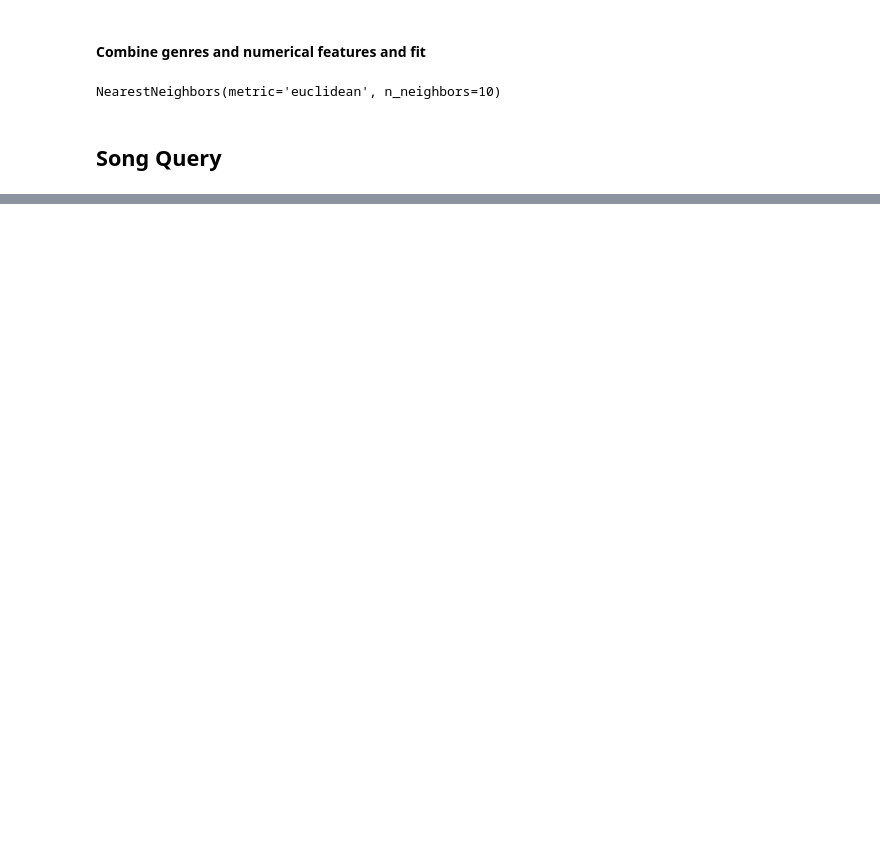
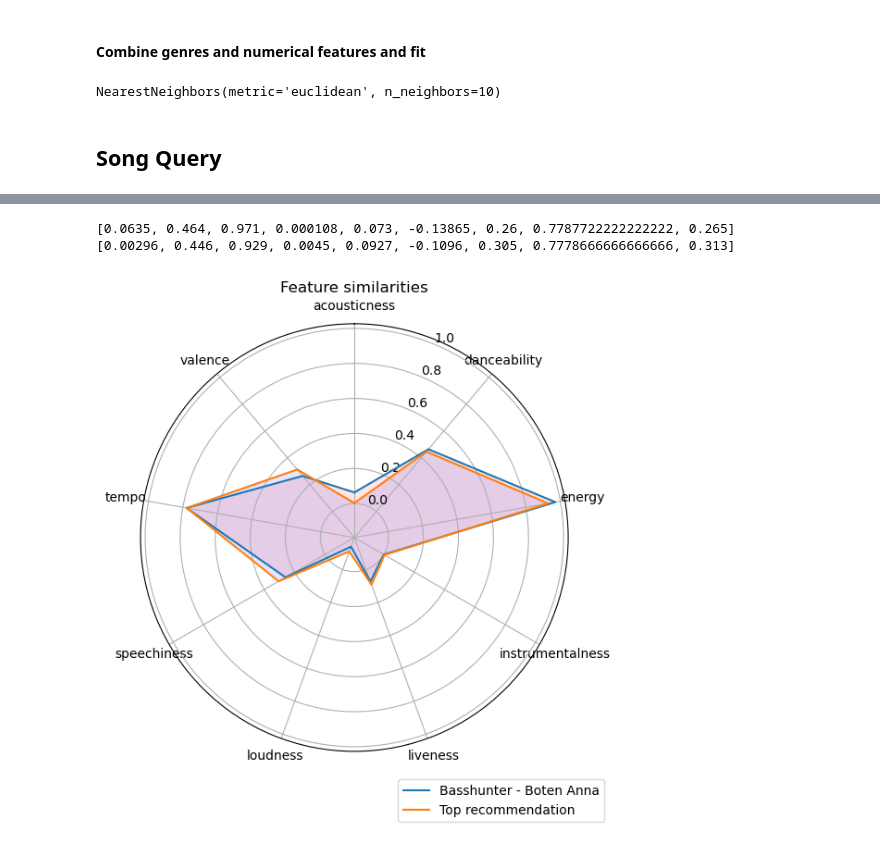
Before and after one commit to ninjasnigel/AI-Design, a Jupyter notebook: spotify_proj/recommendations.ipynb, the cells around one changed output, grey strips where cells are left out. Cells and saved outputs as stored; diff of their text form; code cells hidden in the pictures; blank space fills up the shorter version.

```diff
--- a/spotify_proj/recommendations.ipynb
+++ b/spotify_proj/recommendations.ipynb
@@ -96,6 +94,7 @@ ValueError: could not convert string to float: '-10.5w34'
 # %%
 # Genre encoding
-genres = song_data[['genre']]
+categorical_features = ['genre']#, 'artist_name', 'year']
+genres = song_data[categorical_features]
 encoder = OneHotEncoder()
 genres_encoded = encoder.fit_transform(genres).toarray()
 # %% [markdown]
@@ -103,7 +102,7 @@ genres_encoded = encoder.fit_transform(genres).toarray()
 # %%
 genre_weight = 20 # The higher the weight, the more important the genre is in the recommendation
 
-X_combined = np.concatenate((X_scaled, genres_encoded * genre_weight), axis=1)
+X_combined = np.concatenate((X_scaled, genres_encoded), axis=1)
 
 knn = NearestNeighbors(n_neighbors=10, metric='euclidean')
 knn.fit(X_combined)
@@ -177,4 +176,6 @@ plt.show()
 # %%
+recommendations_idx = []
+
 if not song_query.empty:
     # Scale numerical features of the query
     song_numerical_features = scaler.transform(song_query[numerical_features])
@@ -188,11 +189,13 @@ if not song_query.empty:
     # Use KNN to find the nearest neighbors
     distances, indices = knn.kneighbors(song_combined_features)
 
-    print('Closest songs to |', song_name, '-', artist_name, '| are...')
+    print('Closest songs are:\n')
     for i in range(1, 6):
         index = indices[0][i]
-        print('----------')
-        print(song_data.iloc[index][['track_name', 'artist_name']])
+        recommendations_idx.append(index)
+        song_info = song_data.iloc[index][['track_name', 'artist_name']]
+
+        print(f"{song_info['artist_name']} - {song_info['track_name']}")
 
 else:
     print("No song found. Check the song and artist names.")
@@ -217,3 +210,48 @@ Name: 377949, dtype: object
+# %%
+categories = numerical_features
+N = len(categories)
+
+# Values in a range from 0 to 1 for each category
+values1 = song_query[numerical_features].values.tolist()[0]
+values2 = song_data.iloc[recommendations_idx[0]][numerical_features].values.tolist()
+
+
+values1[7] /= 180
+values2[7] /= 180
+values1[5] /= 40
+values2[5] /= 40
+
+print(values1)
+print(values2)
+
+angles = [n / float(N) * 2 * np.pi for n in range(N)]
+angles += angles[:1]
+
+values1 += values1[:1]
+values2 += values2[:1]
+
+# Plot
+fig, ax = plt.subplots(figsize=(6, 6), subplot_kw=dict(polar=True))
+
+ax.set_theta_offset(np.pi / 2)
+ax.set_theta_direction(-1)
+
+plt.xticks(angles[:-1], categories)
+
+ax.plot(angles, values1, label='Basshunter - Boten Anna')
+ax.fill(angles, values1, 'red', alpha=0.1)
+
+ax.plot(angles, values2, label='Top recommendation')
+ax.fill(angles, values2, 'blue', alpha=0.1)
+
+plt.legend(bbox_to_anchor=(1.1, -0.05))
+plt.title('Feature similarities')
+
+plt.show()
+# %% [output]
+[0.0635, 0.464, 0.971, 0.000108, 0.073, -0.13865, 0.26, 0.7787722222222222, 0.265]
+[0.00296, 0.446, 0.929, 0.0045, 0.0927, -0.1096, 0.305, 0.7778666666666666, 0.313]
+[figure, added]
 # %%
 
 playlist_numerical_features = []
```
Also changed, not shown: parts of 4 cells of this notebook.
